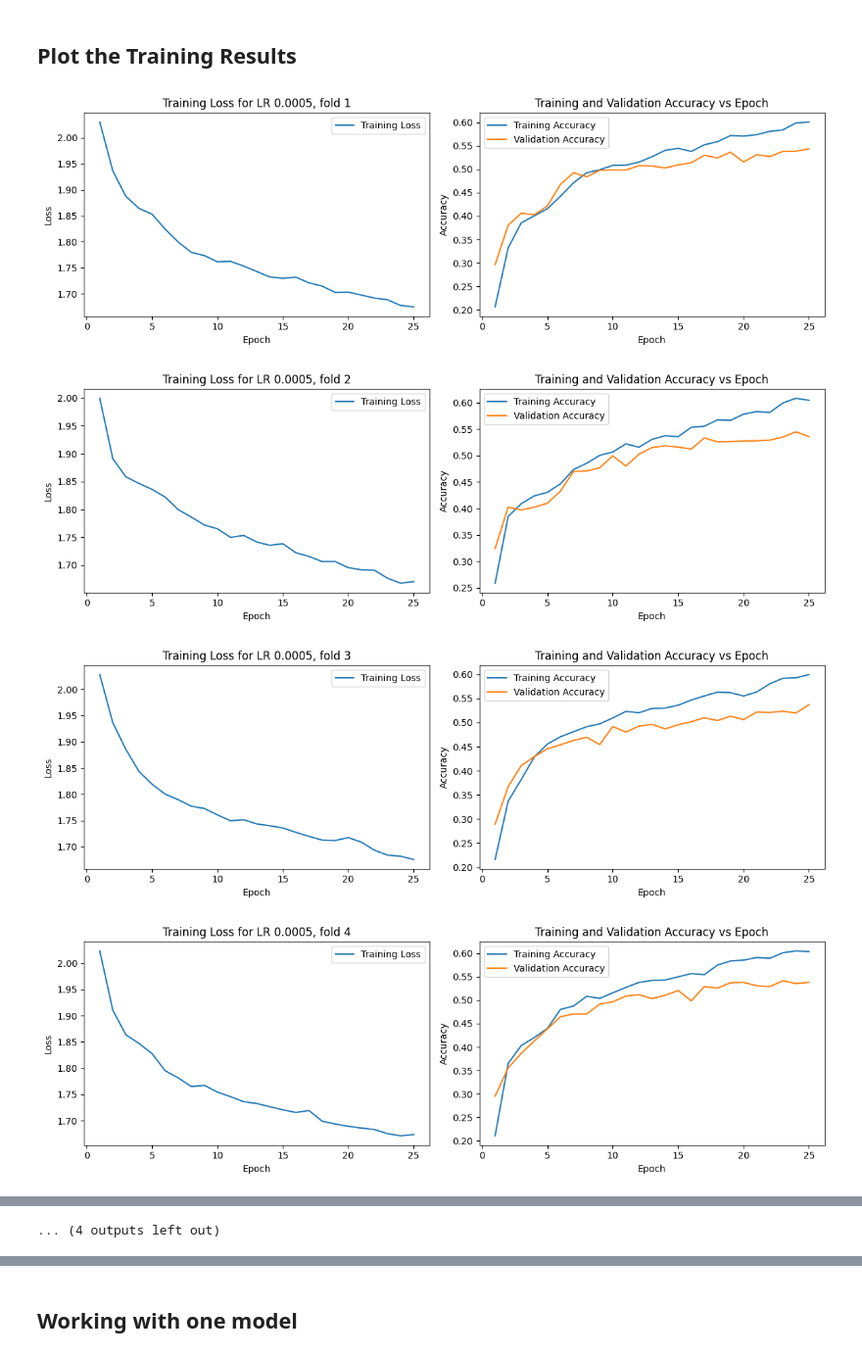
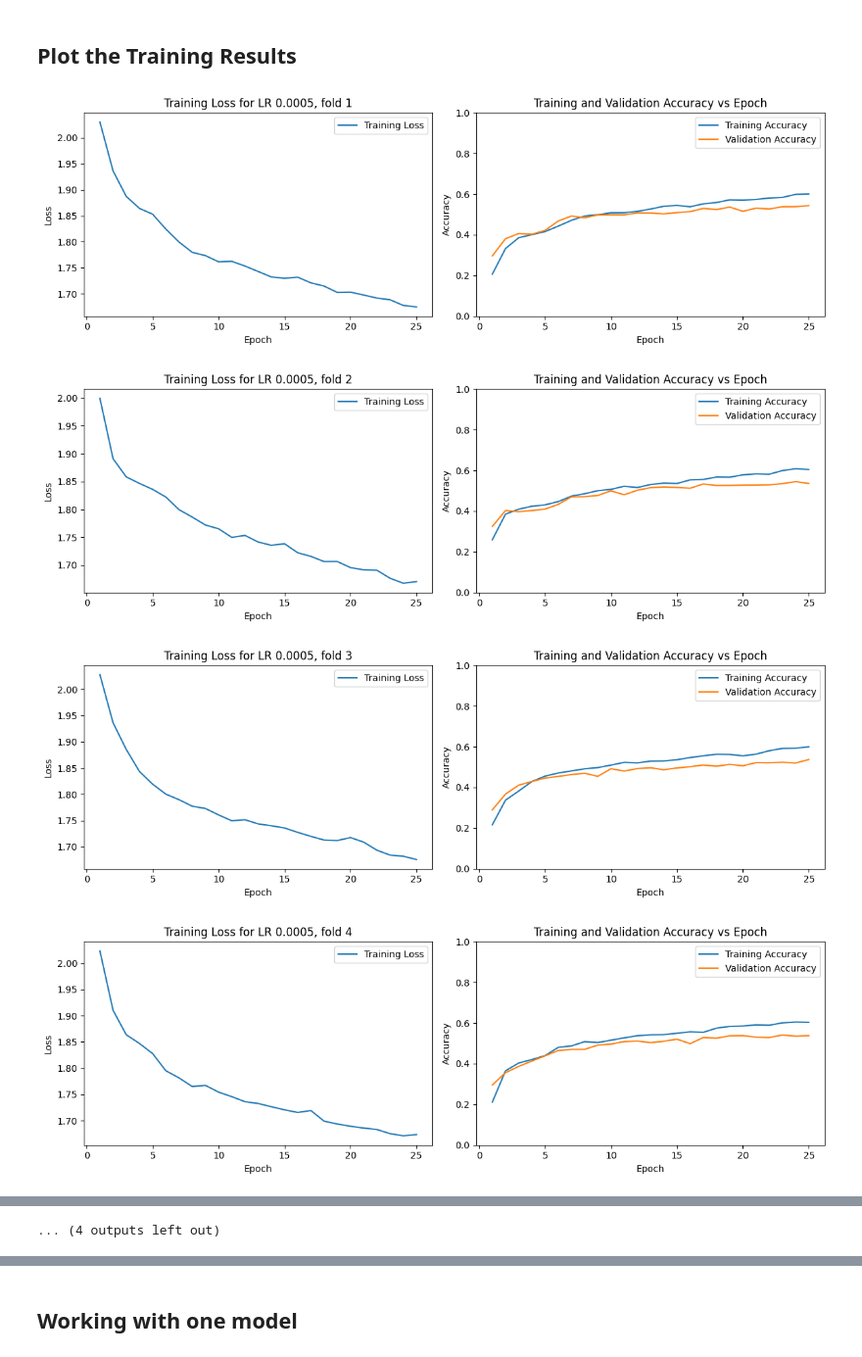
Before and after one commit to janelletam/emotion-classifier, a Jupyter notebook: Semi_final_codes.ipynb, the cells around one changed output, grey strips where cells are left out. Shown at 98% size. Drawn from its saved outputs; the diff is of its cells as text; code cells hidden in the pictures.

```diff
--- a/Semi_final_codes.ipynb
+++ b/Semi_final_codes.ipynb
@@ -546,32 +546,33 @@ loaded_model, loaded_optimizer, start_epoch = load_checkpoint(model, optimizer,
 # %%
 # Display plots for Grid Search results
 idx = 1
 for lr in lr_values:
     for fold in range(len(loss[lr])):
         fig = plt.figure(figsize=(12, 4))
         plt.subplot(1, 2, 1)
         plt.title(f'Training Loss for LR {lr}, fold {fold+1}')
         num_epochs_lr_fold = list(range(1, num_epochs + 1))  # Create a list of epochs for the current lr and fold
         plt.plot(num_epochs_lr_fold, loss[lr][fold], label='Training Loss')
         plt.xlabel('Epoch')
         plt.ylabel('Loss')
         plt.legend()
 
         plt.subplot(1, 2, 2)
         plt.title('Training and Validation Accuracy vs Epoch')
         plt.plot(num_epochs_lr_fold, train_acc[lr][fold], label='Training Accuracy')
         plt.plot(num_epochs_lr_fold, val_acc[lr][fold], label='Validation Accuracy')
         plt.xlabel('Epoch')
         plt.ylabel('Accuracy')
         plt.legend()
+        plt.ylim([0,1])
 
         plt.tight_layout()
         plt.show()
 
         fig.savefig(f'Results\\{run_number}\\{idx}_lr_{lr}_fold_{fold+1}.png')
         idx+=1
 # %% [output]
-[figure, old version]
+[figure, new version]
-[figure, old version]
+[figure, new version]
-[figure, old version]
+[figure, new version]
-[figure, old version]
+[figure, new version]
```
Also changed, not shown: parts of 2 cells of this notebook.
